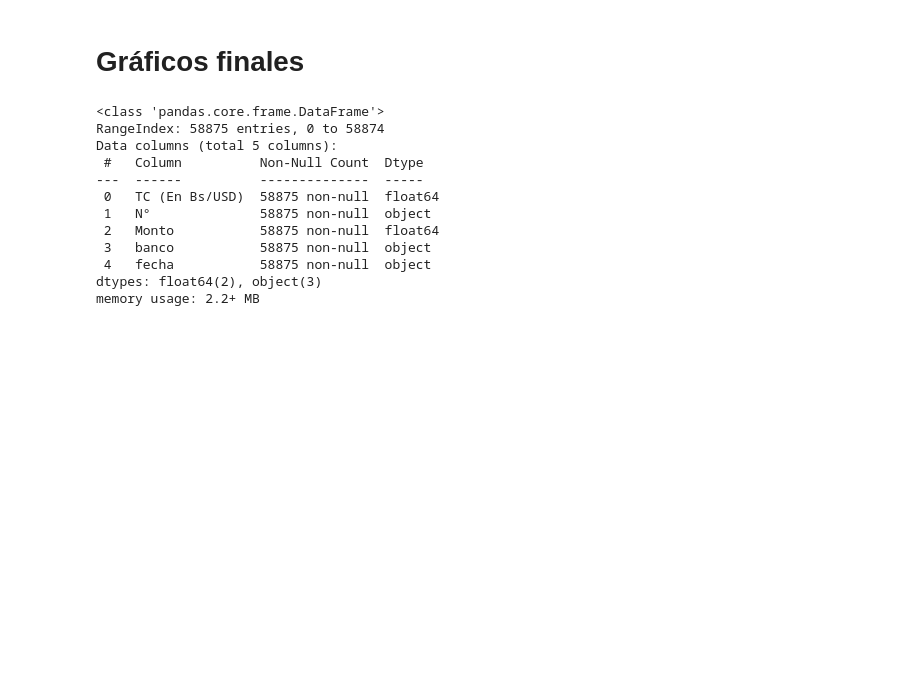
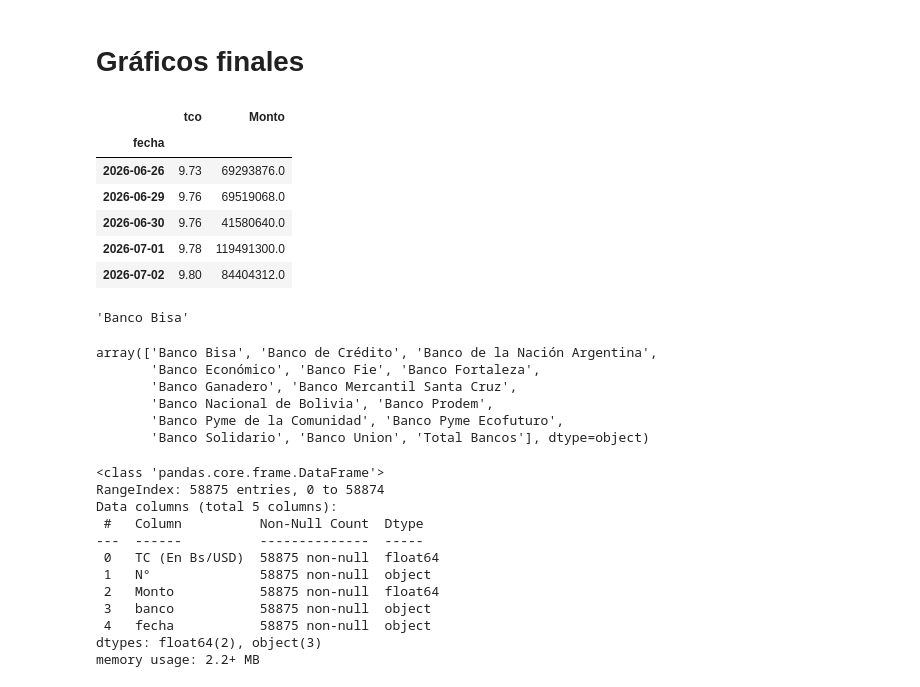
Before and after one commit to RhomDan/tipo_cambio_oficial_bcb, a Jupyter notebook: info_tco_bcb.ipynb, the cells around one changed output. Drawn from its saved outputs; the diff is of its cells as text; code cells hidden in the pictures; blank space fills up the shorter version.

```diff
--- a/info_tco_bcb.ipynb
+++ b/info_tco_bcb.ipynb
@@ -202,3 +204,17 @@ plt.show()
 # Gráficos finales
 # %%
 import plotly.express as px
+# %%
+tco = pd.read_csv('df_canasta_bancos_operaciones_usd.csv')
+montos = tco.query('banco != "TOTAL BANCOS"').groupby('fecha').agg({'Monto':'sum'})
+tipo_cambio = tco.query('banco != "TOTAL BANCOS"').groupby('fecha').apply(lambda x: round(np.average(x['TC (En Bs/USD)'], weights = x['Monto']), 2)).rename('tco')
+df_tco_montos = pd.concat(objs = [tipo_cambio, montos], axis = 1, join = 'inner')
+df_tco_montos.head()
+# %% [output]
+|  | tco | Monto |
+| fecha |  |  |
+| 2026-06-26 | 9.73 | 69293876.0 |
+| 2026-06-29 | 9.76 | 69519068.0 |
+| 2026-06-30 | 9.76 | 41580640.0 |
+| 2026-07-01 | 9.78 | 119491300.0 |
+| 2026-07-02 | 9.80 | 84404312.0 |
@@ -205,3 +245,18 @@ import plotly.express as px
+# %%
+' '.join([nombre[0] + nombre[1:].lower() for nombre in tco.loc[0,'banco'].split()])
+# %% [output]
+'Banco Bisa'
+# %%
+tco['nombre_banco'] = tco['banco'].apply(lambda x:  ' '.join([nombre[0] + nombre[1:].lower() for nombre in x.split(' ')]))
+tco['nombre_banco'] = tco['nombre_banco'].str.replace('De', 'de').str.replace('La', 'la')
+tco['nombre_banco'].unique()
+# %% [output]
+array(['Banco Bisa', 'Banco de Crédito', 'Banco de la Nación Argentina',
+       'Banco Económico', 'Banco Fie', 'Banco Fortaleza',
+       'Banco Ganadero', 'Banco Mercantil Santa Cruz',
+       'Banco Nacional de Bolivia', 'Banco Prodem',
+       'Banco Pyme de la Comunidad', 'Banco Pyme Ecofuturo',
+       'Banco Solidario', 'Banco Union', 'Total Bancos'], dtype=object)
 # %%
 # Gráfico del indice de calidad del aire
 
```
Also changed, not shown: parts of 6 cells of this notebook, 3 other files.
